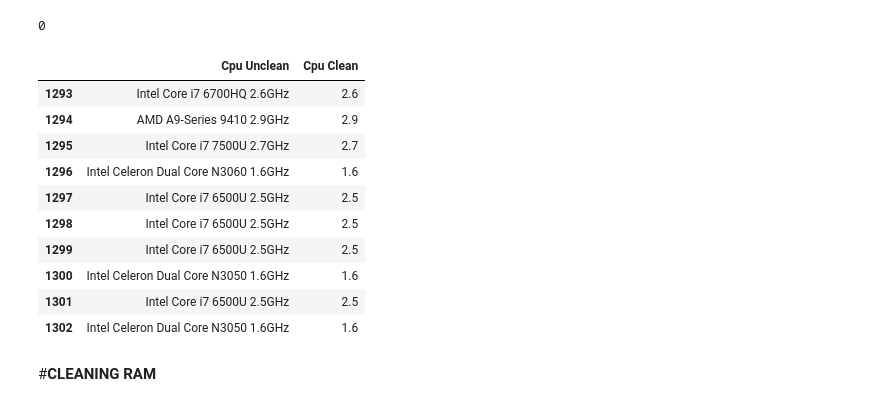
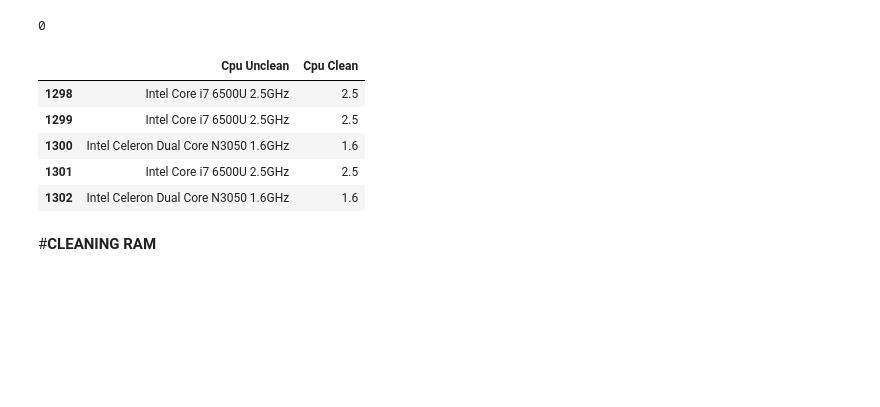
Before and after one commit to MinhLam577/ChatBot, a Jupyter notebook: DataCleaning.ipynb, the cells around one changed output. Saved outputs shown, nothing was run; the diff lists cells and outputs as text; code cells hidden in the pictures; blank space fills up the shorter version.

```diff
--- a/DataCleaning.ipynb
+++ b/DataCleaning.ipynb
@@ -24,10 +6,12 @@ import seaborn as sns
 from sklearn.preprocessing import LabelEncoder
 from matplotlib.ticker import MultipleLocator
 %matplotlib inline
+# %%
+laptop_data_path = "data/csv/laptop_data.csv"
 # %%
-df = pd.read_csv("laptop_data.csv")
-df_uncleaned = pd.read_csv("laptop_data_test.csv")
-df_cleaned = pd.read_csv("laptop_data.csv")
+df = pd.read_csv(laptop_data_path)
+df_uncleaned = pd.read_csv(laptop_data_path)
+df_cleaned = pd.read_csv(laptop_data_path)
 # %%
 df.head()
 # %% [output]
@@ -183,14 +162,9 @@ df["Cpu"].isnull().sum()
 # %%
 concatenate = pd.concat([df_uncleaned['Cpu'], df['Cpu']], axis=1)
 concatenate.columns = ["Cpu Unclean", "Cpu Clean"]
-concatenate.tail(10)
+concatenate.tail(5)
 # %% [output]
 |  | Cpu Unclean | Cpu Clean |
-| 1293 | Intel Core i7 6700HQ 2.6GHz | 2.6 |
-| 1294 | AMD A9-Series 9410 2.9GHz | 2.9 |
-| 1295 | Intel Core i7 7500U 2.7GHz | 2.7 |
-| 1296 | Intel Celeron Dual Core N3060 1.6GHz | 1.6 |
-| 1297 | Intel Core i7 6500U 2.5GHz | 2.5 |
 | 1298 | Intel Core i7 6500U 2.5GHz | 2.5 |
 | 1299 | Intel Core i7 6500U 2.5GHz | 2.5 |
 | 1300 | Intel Celeron Dual Core N3050 1.6GHz | 1.6 |
```
Also changed, not shown: parts of 11 cells of this notebook, 18 other files.
